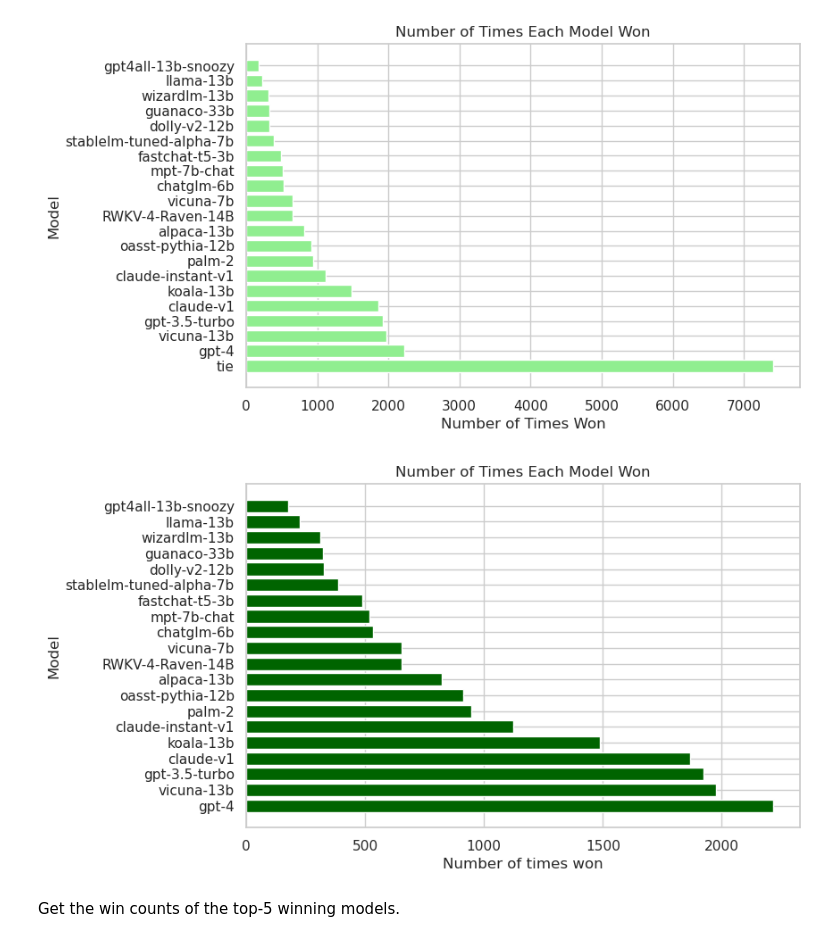
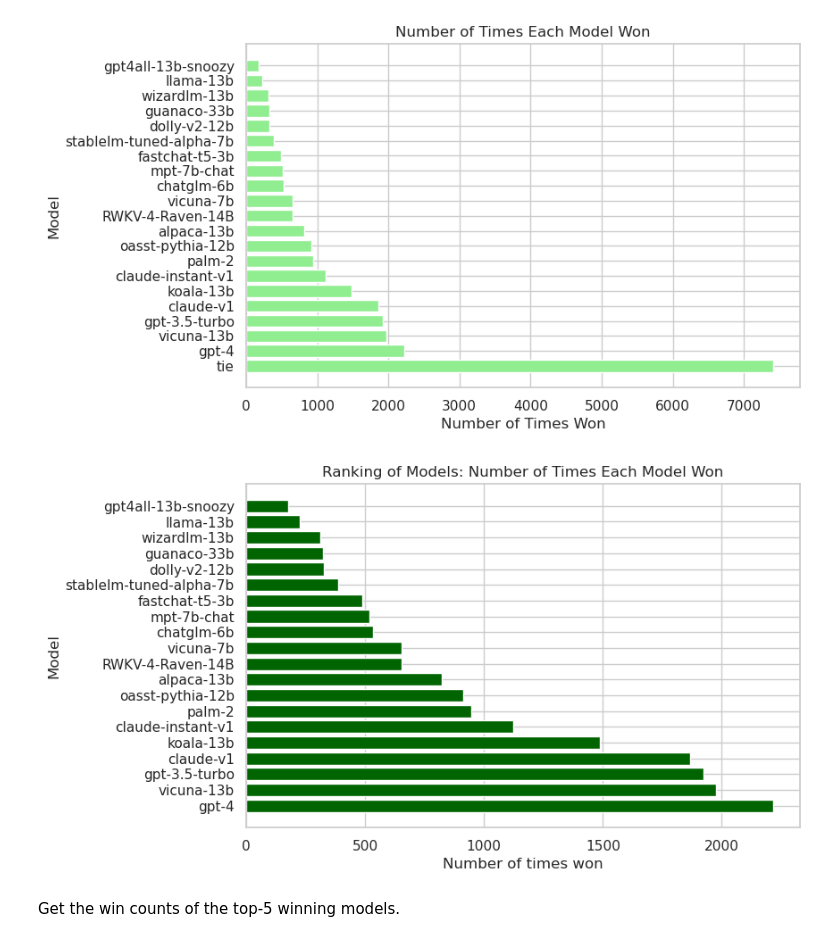
Before and after one commit to rigpin2014/Data200_GradPro, a Jupyter notebook: Milestone 2/nlp-combined-eda.ipynb, the cells around one changed output. Saved outputs shown, nothing was run; the diff lists cells and outputs as text; code cells hidden in the pictures.

Commit message:
completed eda with all graphs and takeaways

```diff
--- a/Milestone 2/nlp-combined-eda.ipynb
+++ b/Milestone 2/nlp-combined-eda.ipynb
@@ -281,15 +281,15 @@ plt.show();
 # %%
 winners_without_tie_df = conversation[conversation['winner_model'] != 'tie']
 winners_without_tie = winners_without_tie_df['winner_model'].value_counts()
 
 plt.figure(figsize=(8, 5))
 plt.barh(winners_without_tie.index, winners_without_tie.values, color='darkgreen')
-plt.title('Number of Times Each Model Won')
+plt.title('Ranking of Models: Number of Times Each Model Won')
 plt.xlabel("Number of times won")
 plt.ylabel("Model")
 plt.show();
 # %% [output]
-[figure, old version]
+[figure, new version]
 # %% [markdown]
 Get the win counts of the top-5 winning models.
 # %%
```
Also changed, not shown: parts of 68 cells of this notebook, 1 other file.
